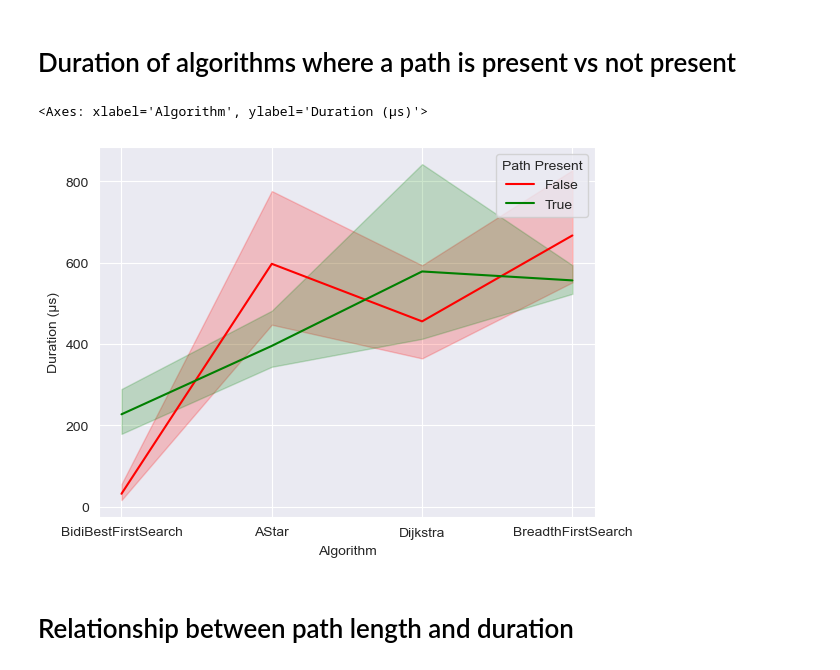
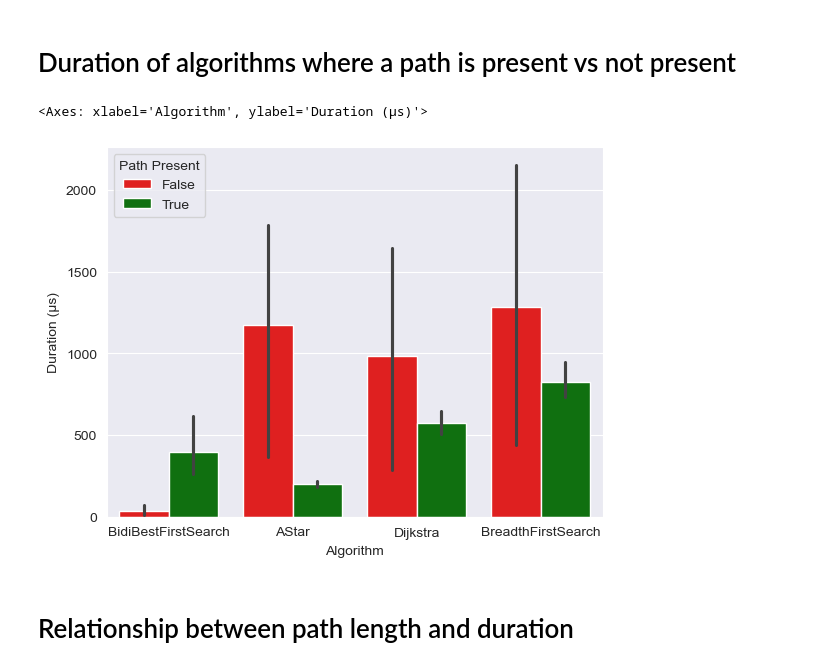
Before and after one commit to Spi3lot/pathfinding, a Jupyter notebook: Pathfinding/modifiable-benchmark.ipynb, the cells around one changed output. Drawn from its saved outputs; the diff is of its cells as text; code cells hidden in the pictures.

Commit message:
Extend CompleteGraphBenchmark

```diff
--- a/Pathfinding/modifiable-benchmark.ipynb
+++ b/Pathfinding/modifiable-benchmark.ipynb
@@ -53,10 +56,10 @@ memory usage: 62.1+ KB
 # %% [markdown]
 # Duration of algorithms where a path is present vs not present
 # %%
-sns.lineplot(benchmark, x='Algorithm', y='Duration (µs)', hue='Path Present', palette=['red', 'green'])
+sns.barplot(benchmark, x='Algorithm', y='Duration (µs)', hue='Path Present', palette=['red', 'green'])
 # %% [output]
 <Axes: xlabel='Algorithm', ylabel='Duration (µs)'>
-[figure, old version]
+[figure, new version]
 # %% [markdown]
 # Relationship between path length and duration
 # %%
```
Also changed, not shown: parts of 10 cells of this notebook, 6 other files.
